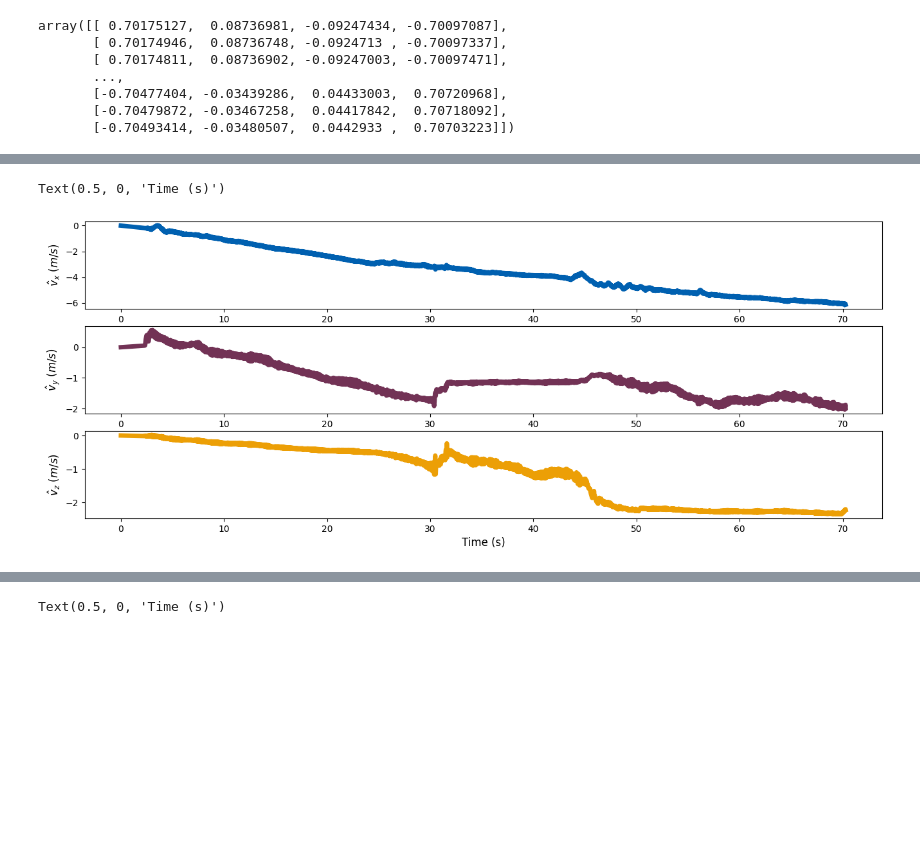
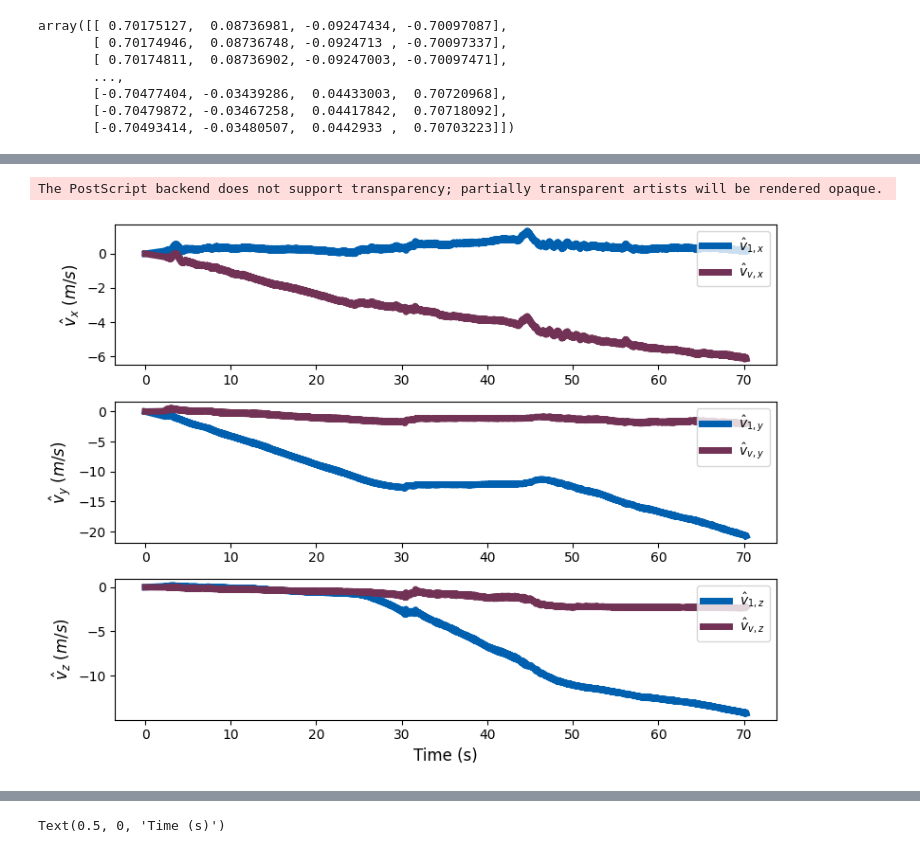
Before and after one commit to schoi355/multi_imu_fusion, a Jupyter notebook: MagPIE/inertial_navigation.ipynb, the cells around one changed output, grey strips where cells are left out. Saved outputs shown, nothing was run; the diff lists cells and outputs as text; code cells hidden in the pictures; blank space fills up the shorter version.

```diff
--- a/MagPIE/inertial_navigation.ipynb
+++ b/MagPIE/inertial_navigation.ipynb
@@ -506,12 +512,22 @@ Text(0.5, 0, 'Time (s)')
 # %%
-fig, ax = plt.subplots(3, 1, figsize = (16, 6))
-ax[0].plot(T, v_hat_v[:,0], linewidth=5, color = "#0060B0", label = "$\hat{v}_x$")
-ax[1].plot(T, v_hat_v[:,1], linewidth=5, color = "#723255", label = "$\hat{v}_y$")
-ax[2].plot(T, v_hat_v[:,2], linewidth=5, color = "#EC9F06", label = "$\hat{v}_z$")
+fig, ax = plt.subplots(3, 1, figsize = (8, 6))
+ax[0].plot(T, v_hat_1[:,0], linewidth=5, color = "#0060B0", label = "$\hat{v}_{1,x}$")
+ax[0].plot(T, v_hat_v[:,0], linewidth=5, color = "#723255", label = "$\hat{v}_{v,x}$")
+ax[1].plot(T, v_hat_1[:,1], linewidth=5, color = "#0060B0", label = "$\hat{v}_{1,y}$")
+ax[1].plot(T, v_hat_v[:,1], linewidth=5, color = "#723255", label = "$\hat{v}_{v,y}$")
+ax[2].plot(T, v_hat_1[:,2], linewidth=5, color = "#0060B0", label = "$\hat{v}_{1,z}$")
+ax[2].plot(T, v_hat_v[:,2], linewidth=5, color = "#723255", label = "$\hat{v}_{v,z}$")
 ax[0].set_ylabel("$\hat{v}_x$ ($m/s$)", fontsize=12)
 ax[1].set_ylabel("$\hat{v}_y$ ($m/s$)", fontsize=12)
 ax[2].set_ylabel("$\hat{v}_z$ ($m/s$)", fontsize=12)
 ax[2].set_xlabel("Time (s)", fontsize=12)
+ax[0].legend(loc='upper right')
+ax[1].legend(loc='upper right')
+ax[2].legend(loc='upper right')
+fig.tight_layout()
+
+plt.savefig('../images/velocity.eps')
+plt.savefig('../images/velocity.png')
 # %% [output]
-Text(0.5, 0, 'Time (s)')
+The PostScript backend does not support transparency; partially transparent artists will be rendered opaque.
-[figure, old version]
+[figure, new version]
```
Also changed, not shown: parts of 7 cells of this notebook, 8 other files.
